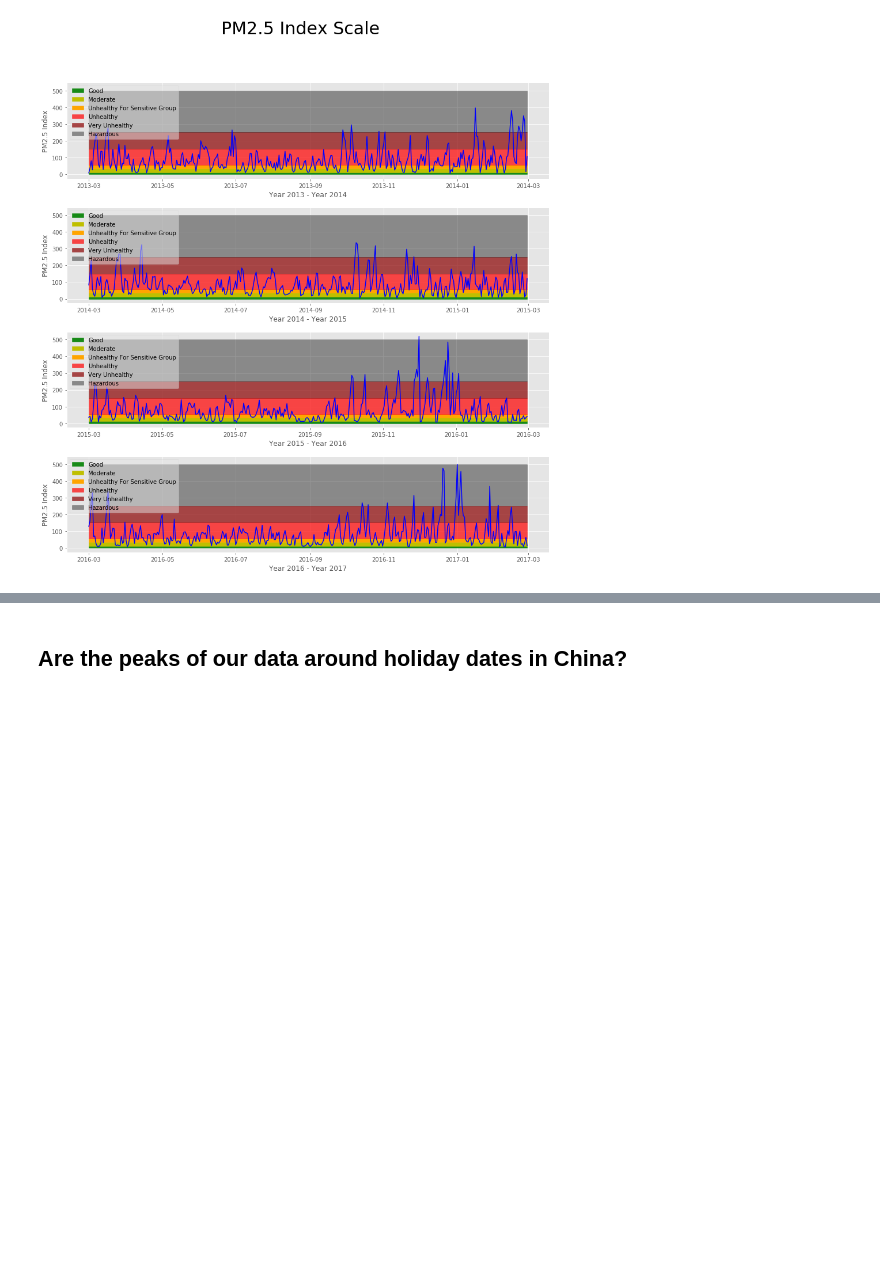
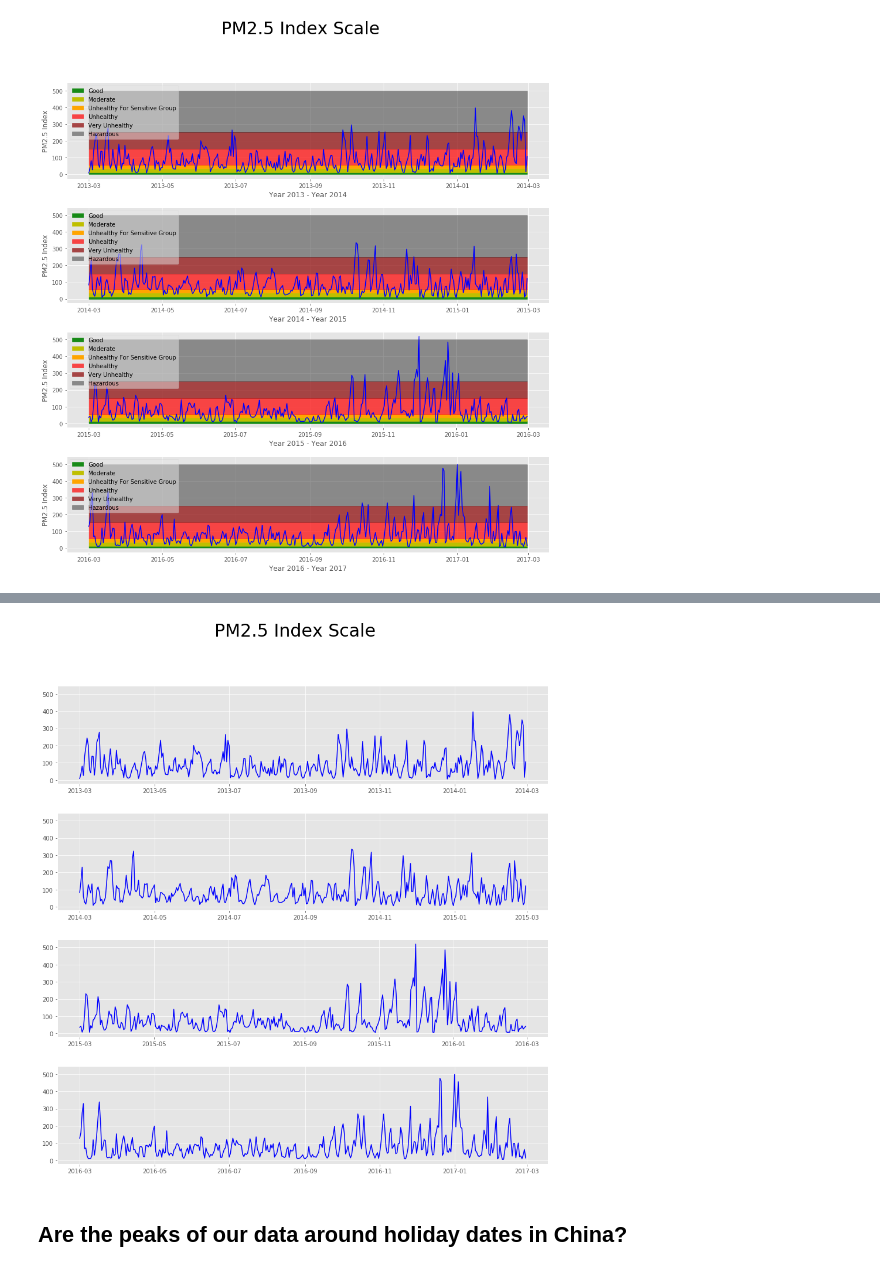
Before and after one commit to andypeng93/Capstone_Project, a Jupyter notebook: Capstone_Project.ipynb, the cells around one changed output, grey strips where cells are left out. Cells and saved outputs as stored; diff of their text form; code cells hidden in the pictures; blank space fills up the shorter version.

```diff
--- a/Capstone_Project.ipynb
+++ b/Capstone_Project.ipynb
@@ -183,3 +200,18 @@ index_scale(3, xdate3)
+# %%
+fig, axs = plt.subplots(4, sharey = True, figsize = (15, 15))
+fig.suptitle('PM2.5 Index Scale', fontsize = 30)
+fig.subplots_adjust(hspace = 0.3)
+axs[0].plot(dataH['2013-03-01':'2014-02-28'], color = 'blue')
+axs[1].plot(dataH['2014-03-01':'2015-02-28'], color = 'blue')
+axs[2].plot(dataH['2015-03-01':'2016-02-29'], color = 'blue')
+axs[3].plot(dataH['2016-03-01':'2017-02-28'], color = 'blue')
+
+xdate0 = pd.date_range(start = "2013-03-01", end= "2014-02-28")
+xdate1 = pd.date_range(start = '2014-03-01', end = '2015-02-28')
+xdate2 = pd.date_range(start = '2015-03-01', end = '2016-02-29')
+xdate3 = pd.date_range(start = '2016-03-01', end = '2017-02-28')
+# %% [output]
+[figure, added]
 # %% [markdown]
 ## Are the peaks of our data around holiday dates in China?
 # %% [markdown]
```
Also changed, not shown: parts of 1 cell of this notebook.
